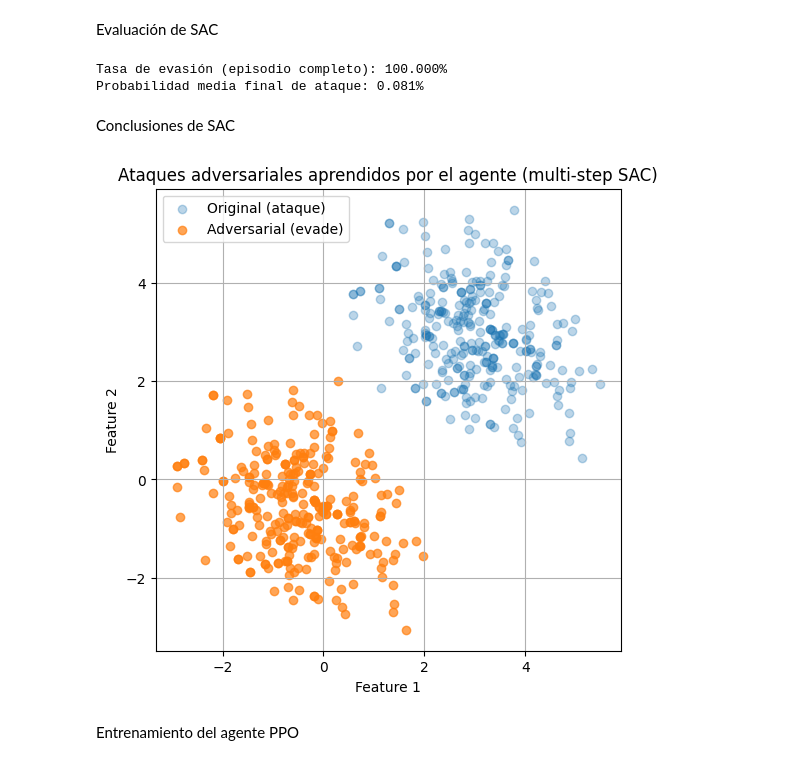
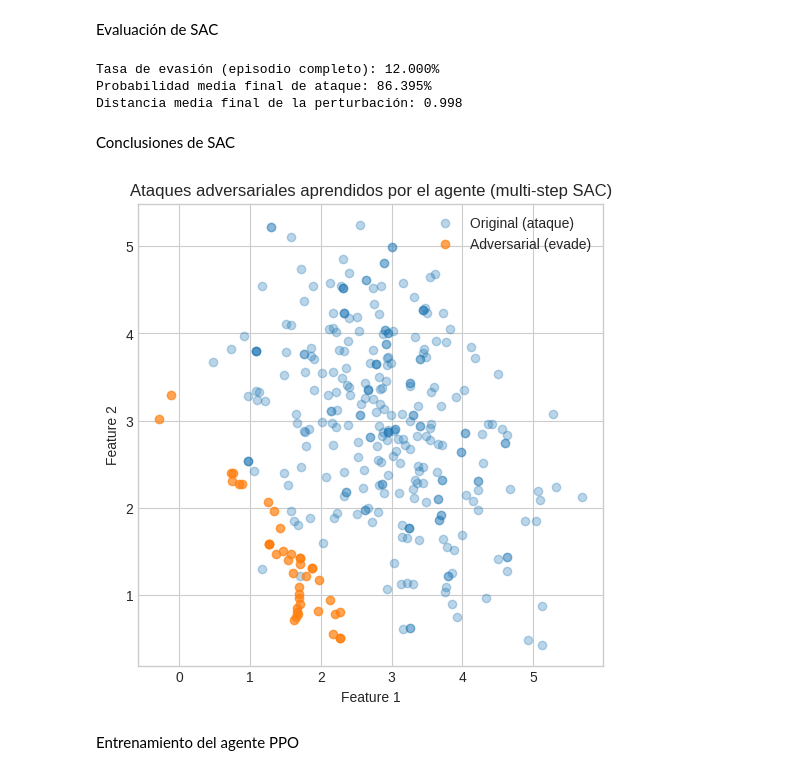
Before and after one commit to robertofdzb10/Tesis, a Jupyter notebook: notebooks/04_train_attacker_sac_limited_multistep.ipynb, the cells around one changed output. Cells and saved outputs as stored; diff of their text form; code cells hidden in the pictures.

```diff
--- a/notebooks/04_train_attacker_sac_limited_multistep.ipynb
+++ b/notebooks/04_train_attacker_sac_limited_multistep.ipynb
@@ -384,7 +384,7 @@ Evaluación de SAC
 eval_env = DummyVecEnv([make_env])
 
 # Cargamos la normalización del entorno usado en entrenamiento
-eval_env = VecNormalize.load("../agents/sac_attacker__limited_multistep_vecnorm.pkl", eval_env)
+eval_env = VecNormalize.load("../agents/sac_attacker_limited_multistep_vecnorm.pkl", eval_env)
 
 # Desactivamos el entrenamiento, de manera que las estadísticas de normalización no se actualicen durante la evaluación
 eval_env.training = False
@@ -396,37 +396,39 @@ eval_env.norm_reward = False
 model = SAC.load("../agents/sac_attacker_limited_multistep")
 
 # Evaluamos el agente SAC atacante con 300 episodios
-success_rate, mean_final_p = evaluate_sac_attacker(model, eval_env, n_episodes=300)
+success_rate, mean_final_p, mean_final_dist = evaluate_sac_attacker(model, eval_env, n_episodes=300)
 
 # Mostramos los resultados finales de la evaluación
 print(f"Tasa de evasión (episodio completo): {success_rate*100:.3f}%")
 print(f"Probabilidad media final de ataque: {mean_final_p*100:.3f}%") # La probabilidad media de que el estado modificado por el agente sea catalogado como ataque
+print(f"Distancia media final de la perturbación: {mean_final_dist:.3f}") # La distancia media entre x_adv y x_orig (tamaño medio de la perturbación)
 # %% [output]
-Tasa de evasión (episodio completo): 100.000%
-Probabilidad media final de ataque: 0.081%
+Tasa de evasión (episodio completo): 12.000%
+Probabilidad media final de ataque: 86.395%
+Distancia media final de la perturbación: 0.998
 # %% [markdown]
 Conclusiones de SAC
 # %%
 # Muestreamos 300 ataques adversariales generados por el agente SAC multi-step
-xs_orig, xs_adv, successes = sample_adversarials_multistep(model, eval_env, n_episodes=300)
+xs_orig, xs_adv, successes, mean_final_dist = sample_adversarials_multistep(model, eval_env, n_episodes=300)
 
 # Configuración de gráficos
 plt.figure(figsize=(6, 6))
 
 # Pintamos los ataques originales de color azul claro
 plt.scatter(xs_orig[:, 0], xs_orig[:, 1], alpha=0.3, label="Original (ataque)")
 
 # Pintamos los ataques adversariales que lograron evadir el detector de color naranja
 mask_ok = successes == 1
 plt.scatter(xs_adv[mask_ok, 0], xs_adv[mask_ok, 1], alpha=0.7, label="Adversarial (evade)")
 plt.legend()
 plt.grid(True)
 plt.xlabel("Feature 1")
 plt.ylabel("Feature 2")
 plt.title("Ataques adversariales aprendidos por el agente (multi-step SAC)")
 plt.show()
 # %% [output]
-[figure, old version]
+[figure, new version]
 # %% [markdown]
 Entrenamiento del agente PPO
 # %%
```
Also changed, not shown: parts of 4 cells of this notebook.
